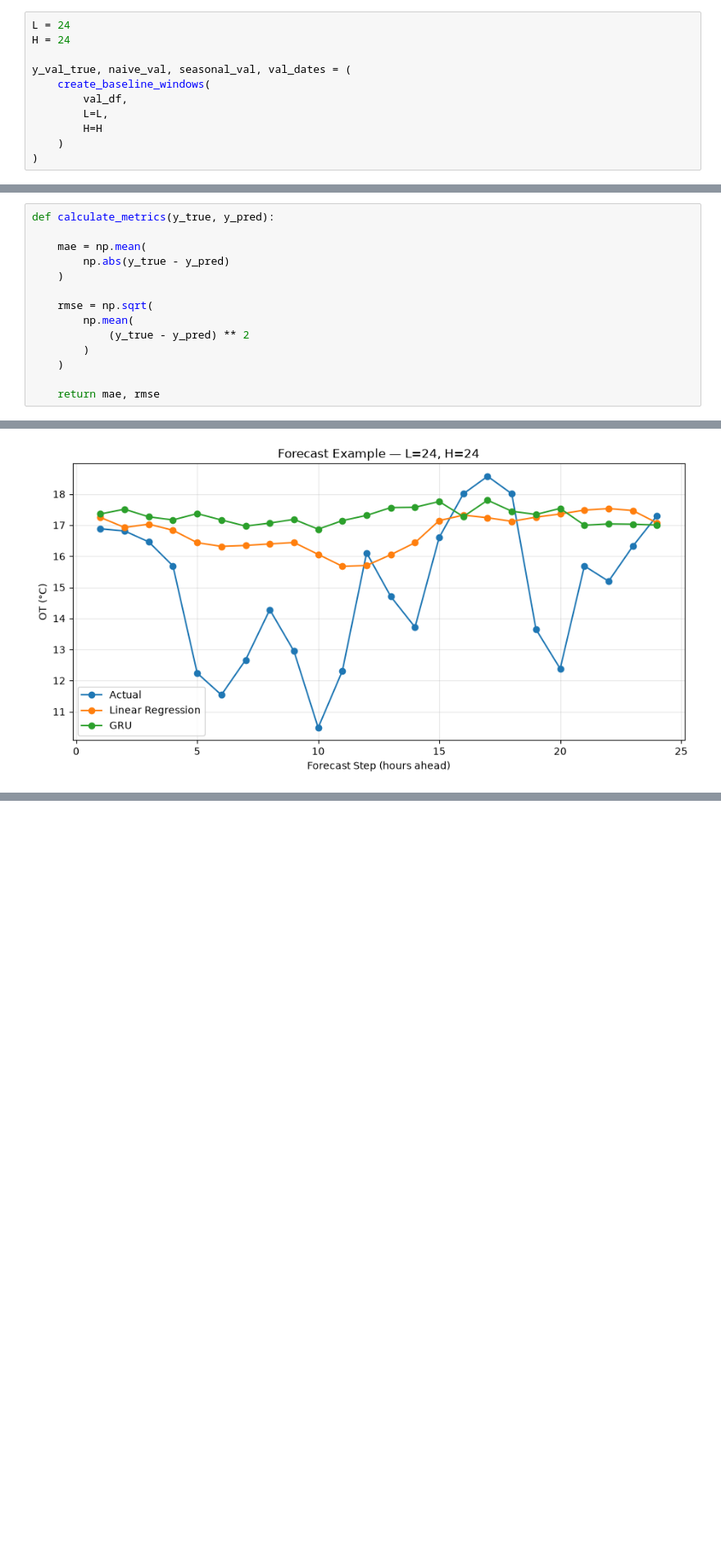
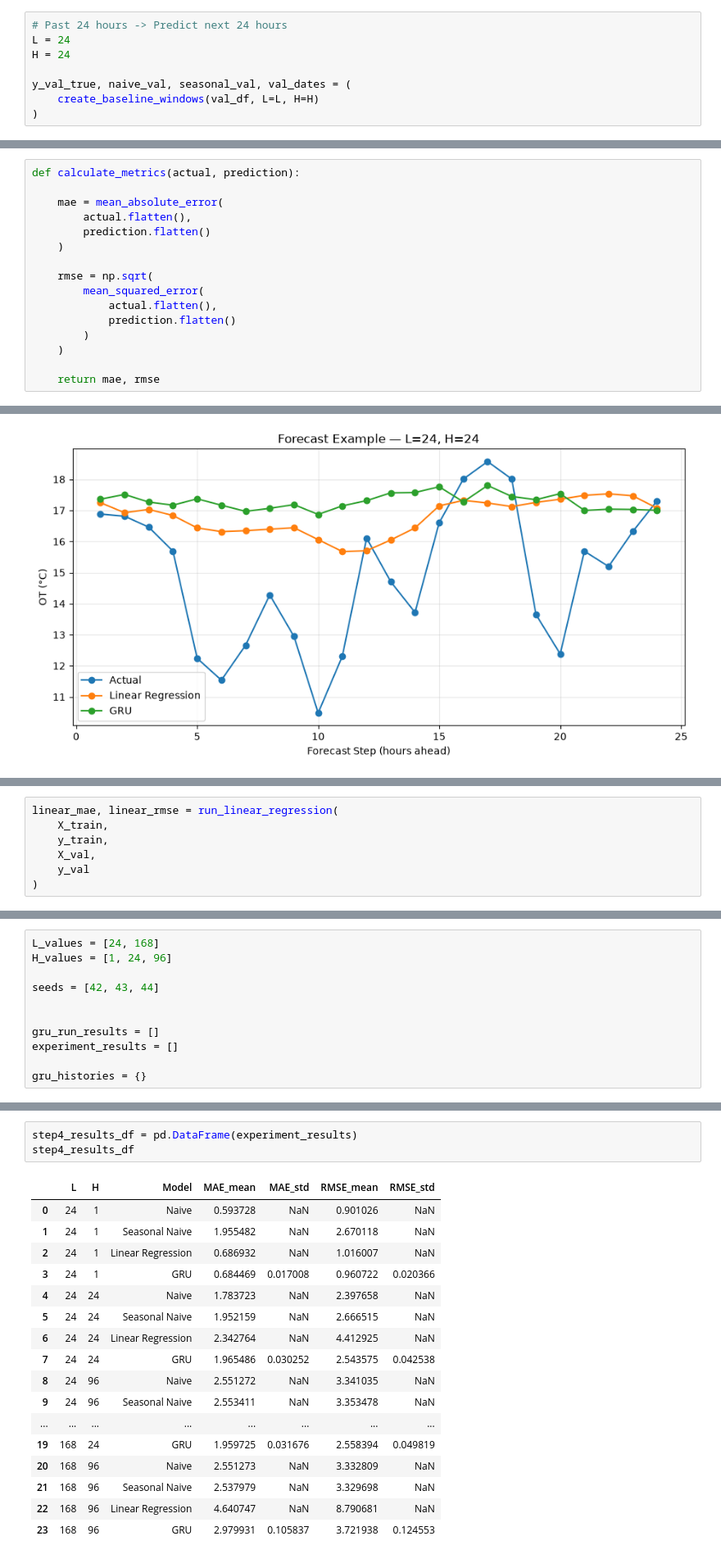
Before and after one commit to itskimheng/IAI_Lab_Intro_Assignment_2, a Jupyter notebook: main.ipynb, the cells around one changed output, grey strips where cells are left out. Shown at 82% size. Drawn from its saved outputs; the diff is of its cells as text; blank space fills up the shorter version.

```diff
--- a/main.ipynb
+++ b/main.ipynb
@@ -508,15 +509,12 @@ def create_baseline_windows(data, L, H):
         np.array(forecast_dates)
     )
 # %%
+# Past 24 hours -> Predict next 24 hours
 L = 24
 H = 24
 
 y_val_true, naive_val, seasonal_val, val_dates = (
-    create_baseline_windows(
-        val_df,
-        L=L,
-        H=H
-    )
+    create_baseline_windows(val_df, L=L, H=H)
 )
 # %%
 print("Actual shape:", y_val_true.shape)
@@ -554,15 +554,17 @@ Seasonal Naive:
  15.0539999  15.40600014 17.93799973 18.00900078 17.72699928 16.46100044
  18.43099976 18.29000092 18.5720005  18.00900078 17.79800034 17.37599945]
 # %%
-def calculate_metrics(y_true, y_pred):
+def calculate_metrics(actual, prediction):
 
-    mae = np.mean(
-        np.abs(y_true - y_pred)
+    mae = mean_absolute_error(
+        actual.flatten(),
+        prediction.flatten()
     )
 
     rmse = np.sqrt(
-        np.mean(
-            (y_true - y_pred) ** 2
+        mean_squared_error(
+            actual.flatten(),
+            prediction.flatten()
         )
     )
 
@@ -1369,0 +1398,7 @@ plt.show()
+# %%
+linear_mae, linear_rmse = run_linear_regression(
+    X_train,
+    y_train,
+    X_val,
+    y_val
+)
@@ -1369,0 +1675,11 @@ plt.show()
+# %%
+L_values = [24, 168]
+H_values = [1, 24, 96]
+
+seeds = [42, 43, 44]
+
+
+gru_run_results = []
+experiment_results = []
+
+gru_histories = {}
@@ -1369,0 +1963,21 @@ plt.show()
+# %%
+step4_results_df = pd.DataFrame(experiment_results)
+step4_results_df
+# %% [output]
+|  | L | H | Model | MAE_mean | MAE_std | RMSE_mean | RMSE_std |
+| 0 | 24 | 1 | Naive | 0.593728 | NaN | 0.901026 | NaN |
+| 1 | 24 | 1 | Seasonal Naive | 1.955482 | NaN | 2.670118 | NaN |
+| 2 | 24 | 1 | Linear Regression | 0.686932 | NaN | 1.016007 | NaN |
+| 3 | 24 | 1 | GRU | 0.684469 | 0.017008 | 0.960722 | 0.020366 |
+| 4 | 24 | 24 | Naive | 1.783723 | NaN | 2.397658 | NaN |
+| 5 | 24 | 24 | Seasonal Naive | 1.952159 | NaN | 2.666515 | NaN |
+| 6 | 24 | 24 | Linear Regression | 2.342764 | NaN | 4.412925 | NaN |
+| 7 | 24 | 24 | GRU | 1.965486 | 0.030252 | 2.543575 | 0.042538 |
+| 8 | 24 | 96 | Naive | 2.551272 | NaN | 3.341035 | NaN |
+| 9 | 24 | 96 | Seasonal Naive | 2.553411 | NaN | 3.353478 | NaN |
+| ... | ... | ... | ... | ... | ... | ... | ... |
+| 19 | 168 | 24 | GRU | 1.959725 | 0.031676 | 2.558394 | 0.049819 |
+| 20 | 168 | 96 | Naive | 2.551273 | NaN | 3.332809 | NaN |
+| 21 | 168 | 96 | Seasonal Naive | 2.537979 | NaN | 3.329698 | NaN |
+| 22 | 168 | 96 | Linear Regression | 4.640747 | NaN | 8.790681 | NaN |
+| 23 | 168 | 96 | GRU | 2.979931 | 0.105837 | 3.721938 | 0.124553 |
```
Also changed, not shown: parts of 54 cells of this notebook.
